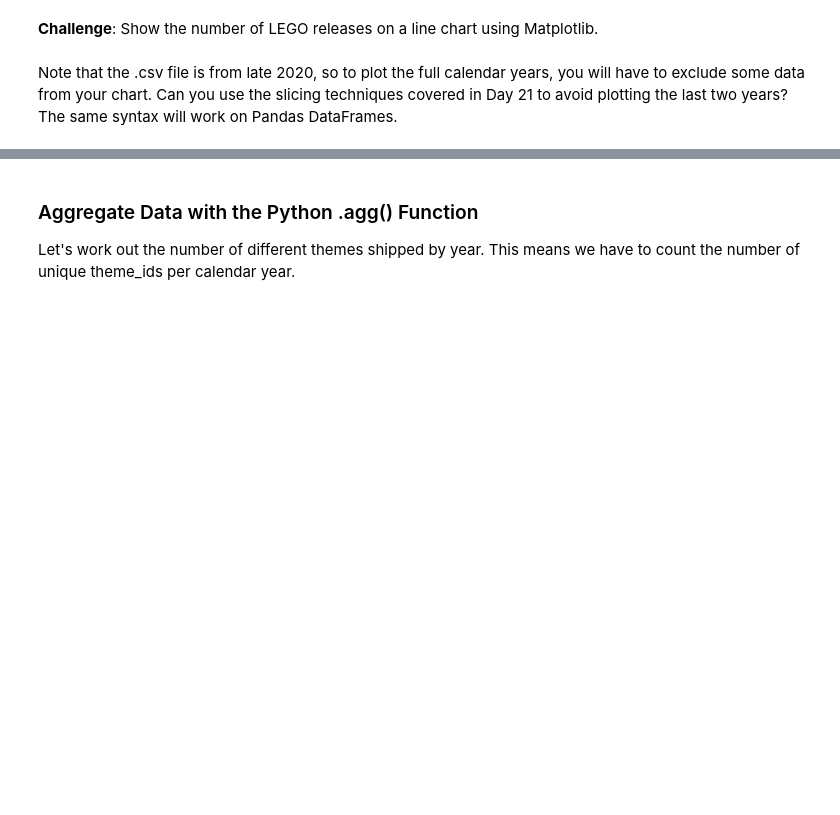
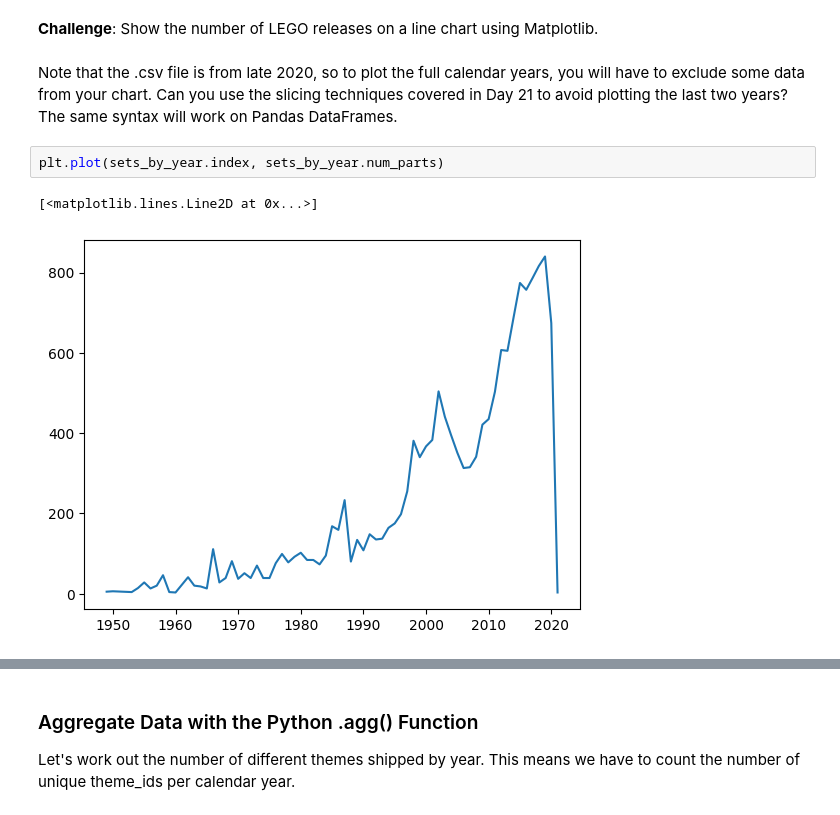
Before and after one commit to fkajose/100-Days-of-Code, a Jupyter notebook: 074-LEGO-data-analysis/Lego_Analysis.ipynb, the cells around one changed output, grey strips where cells are left out. Saved outputs shown, nothing was run; the diff lists cells and outputs as text; blank space fills up the shorter version.

```diff
--- a/074-LEGO-data-analysis/Lego_Analysis.ipynb
+++ b/074-LEGO-data-analysis/Lego_Analysis.ipynb
@@ -119,3 +168,8 @@ Name: name, dtype: int64
 **Challenge**: Show the number of LEGO releases on a line chart using Matplotlib. <br>
 <br>
 Note that the .csv file is from late 2020, so to plot the full calendar years, you will have to exclude some data from your chart. Can you use the slicing techniques covered in Day 21 to avoid plotting the last two years? The same syntax will work on Pandas DataFrames.
+# %%
+plt.plot(sets_by_year.index, sets_by_year.num_parts)
+# %% [output]
+[<matplotlib.lines.Line2D at 0x...>]
+[figure, added]
```
Also changed, not shown: parts of 33 cells of this notebook.
